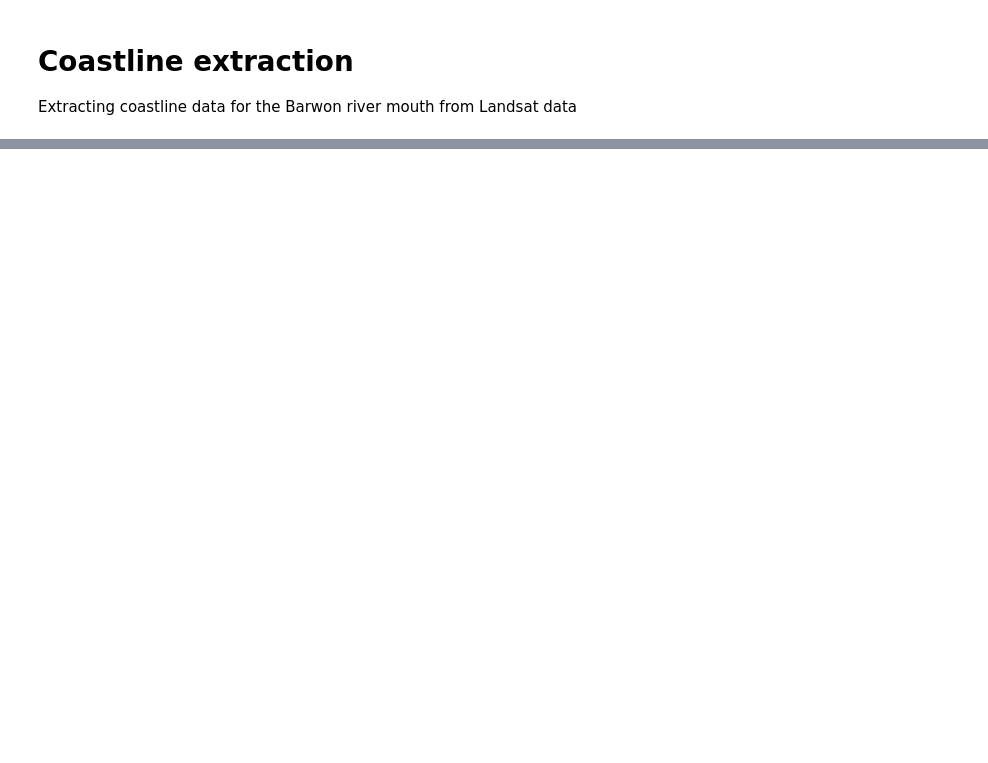
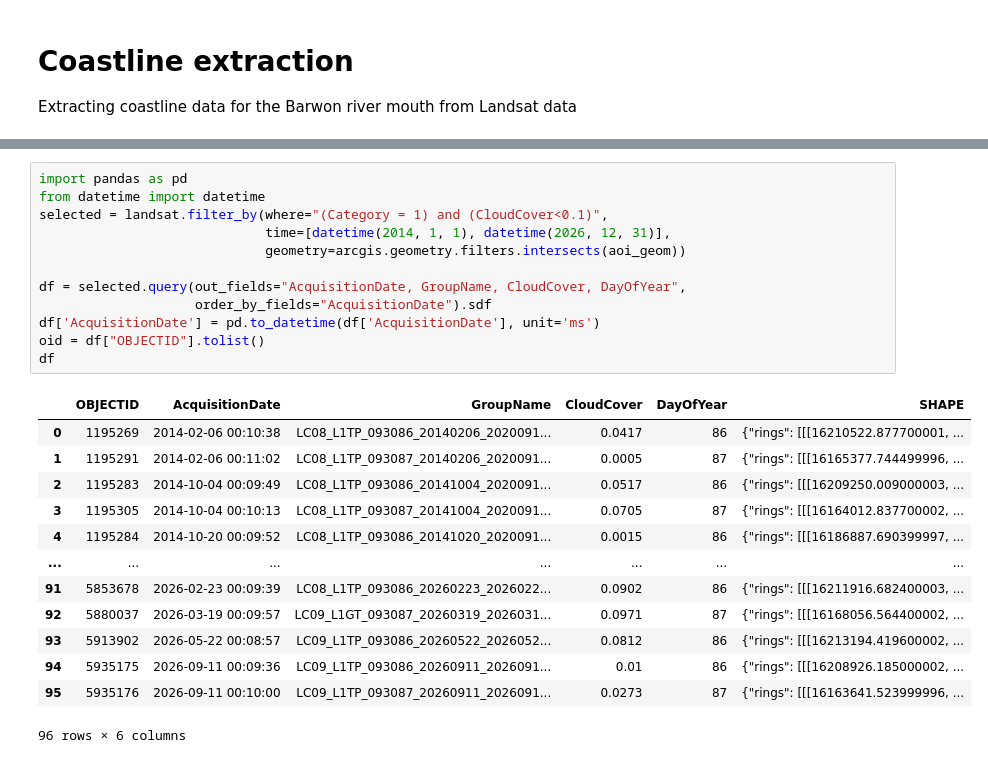
Before and after one commit to sabastianbouma/coastline_mapping, a Jupyter notebook: notebooks/01_coastline_extraction.ipynb, the cells around one changed output, grey strips where cells are left out. Saved outputs shown, nothing was run; the diff lists cells and outputs as text; blank space fills up the shorter version.

```diff
--- a/notebooks/01_coastline_extraction.ipynb
+++ b/notebooks/01_coastline_extraction.ipynb
@@ -34,0 +89,26 @@ ImportError: The login failed because the arcpy library could not be found in yo
+# %%
+import pandas as pd
+from datetime import datetime
+selected = landsat.filter_by(where="(Category = 1) and (CloudCover<0.1)",
+                             time=[datetime(2014, 1, 1), datetime(2026, 12, 31)],
+                             geometry=arcgis.geometry.filters.intersects(aoi_geom))
+
+df = selected.query(out_fields="AcquisitionDate, GroupName, CloudCover, DayOfYear",
+                    order_by_fields="AcquisitionDate").sdf
+df['AcquisitionDate'] = pd.to_datetime(df['AcquisitionDate'], unit='ms')
+oid = df["OBJECTID"].tolist()
+df
+# %% [output]
+|  | OBJECTID | AcquisitionDate | GroupName | CloudCover | DayOfYear | SHAPE |
+| 0 | 1195269 | 2014-02-06 00:10:38 | LC08_L1TP_093086_20140206_2020091... | 0.0417 | 86 | {"rings": [[[16210522.877700001, ... |
+| 1 | 1195291 | 2014-02-06 00:11:02 | LC08_L1TP_093087_20140206_2020091... | 0.0005 | 87 | {"rings": [[[16165377.744499996, ... |
+| 2 | 1195283 | 2014-10-04 00:09:49 | LC08_L1TP_093086_20141004_2020091... | 0.0517 | 86 | {"rings": [[[16209250.009000003, ... |
+| 3 | 1195305 | 2014-10-04 00:10:13 | LC08_L1TP_093087_20141004_2020091... | 0.0705 | 87 | {"rings": [[[16164012.837700002, ... |
+| 4 | 1195284 | 2014-10-20 00:09:52 | LC08_L1TP_093086_20141020_2020091... | 0.0015 | 86 | {"rings": [[[16186887.690399997, ... |
+| ... | ... | ... | ... | ... | ... | ... |
+| 91 | 5853678 | 2026-02-23 00:09:39 | LC08_L1TP_093086_20260223_2026022... | 0.0902 | 86 | {"rings": [[[16211916.682400003, ... |
+| 92 | 5880037 | 2026-03-19 00:09:57 | LC09_L1GT_093087_20260319_2026031... | 0.0971 | 87 | {"rings": [[[16168056.564400002, ... |
+| 93 | 5913902 | 2026-05-22 00:08:57 | LC09_L1TP_093086_20260522_2026052... | 0.0812 | 86 | {"rings": [[[16213194.419600002, ... |
+| 94 | 5935175 | 2026-09-11 00:09:36 | LC09_L1TP_093086_20260911_2026091... | 0.01 | 86 | {"rings": [[[16208926.185000002, ... |
+| 95 | 5935176 | 2026-09-11 00:10:00 | LC09_L1TP_093087_20260911_2026091... | 0.0273 | 87 | {"rings": [[[16163641.523999996, ... |
+96 rows × 6 columns
```
Also changed, not shown: parts of 14 cells of this notebook, 1 other file.
